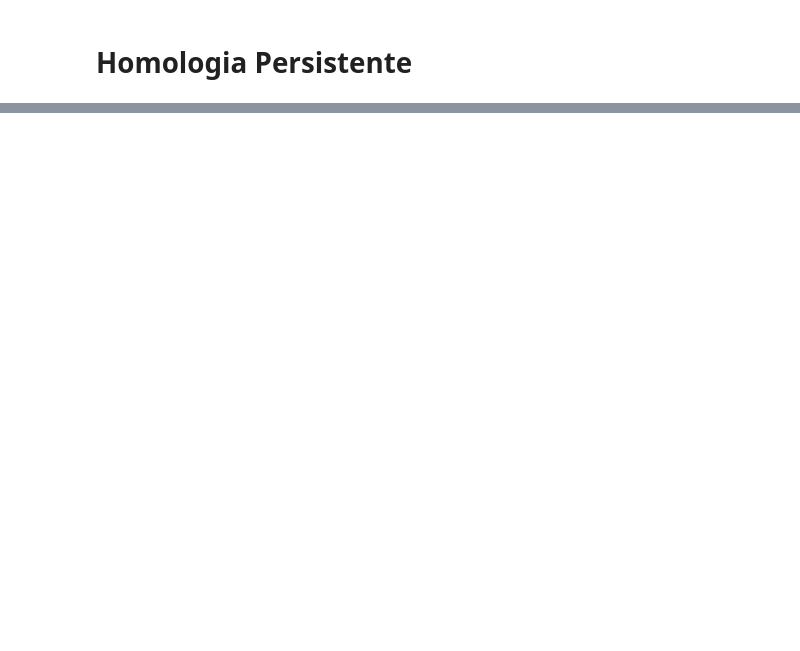
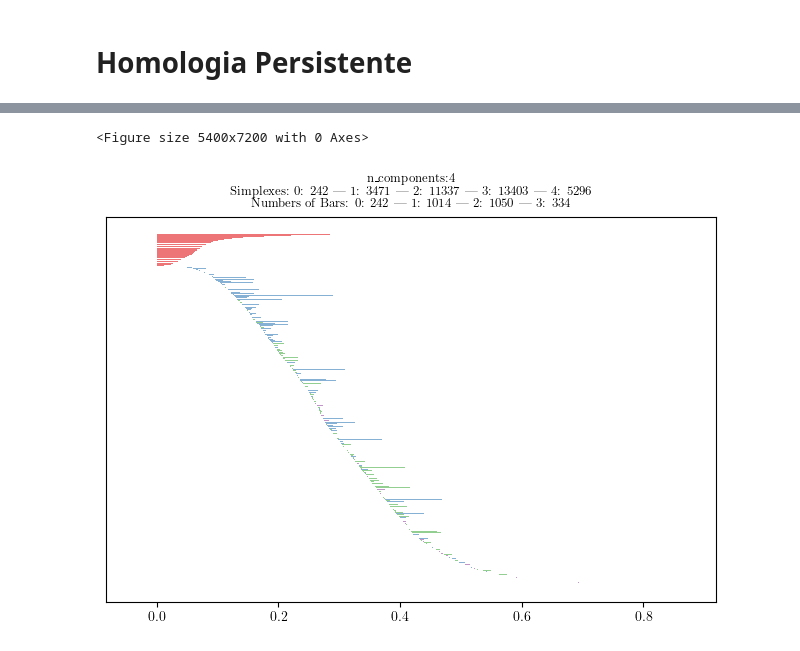
Before and after one commit to JunioCesarFerreira/ComplexNetworks, a Jupyter notebook: MyProject/complex-simplicial-network.ipynb, the cells around one changed output, grey strips where cells are left out. Saved outputs shown, nothing was run; the diff lists cells and outputs as text; code cells hidden in the pictures; blank space fills up the shorter version.

```diff
--- a/MyProject/complex-simplicial-network.ipynb
+++ b/MyProject/complex-simplicial-network.ipynb
@@ -1316,0 +1423,11 @@ Os resultados acima sugerem que a dimensão simplicial pode ser utilizada como u
+# %%
+filename = "data/bn-macaque-rhesus_brain_1.edges"
+
+G = nx.read_edgelist(filename, nodetype=int)
+
+G = nx.to_undirected(G)
+
+barcodes.append(plot_persistent_homology(G, dim=3))
+# %% [output]
+<Figure size 5400x7200 with 0 Axes>
+[figure, added]
```
Also changed, not shown: parts of 16 cells of this notebook.
